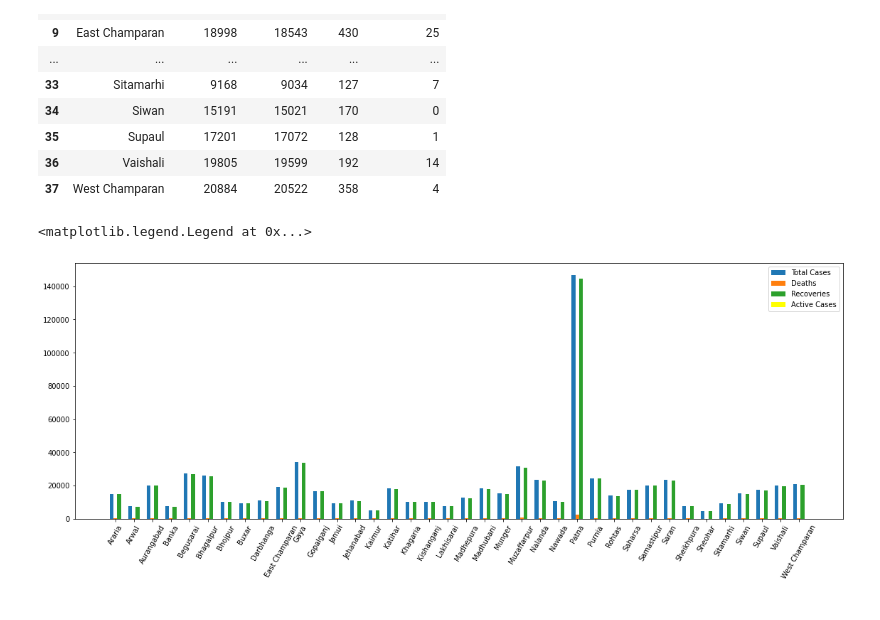
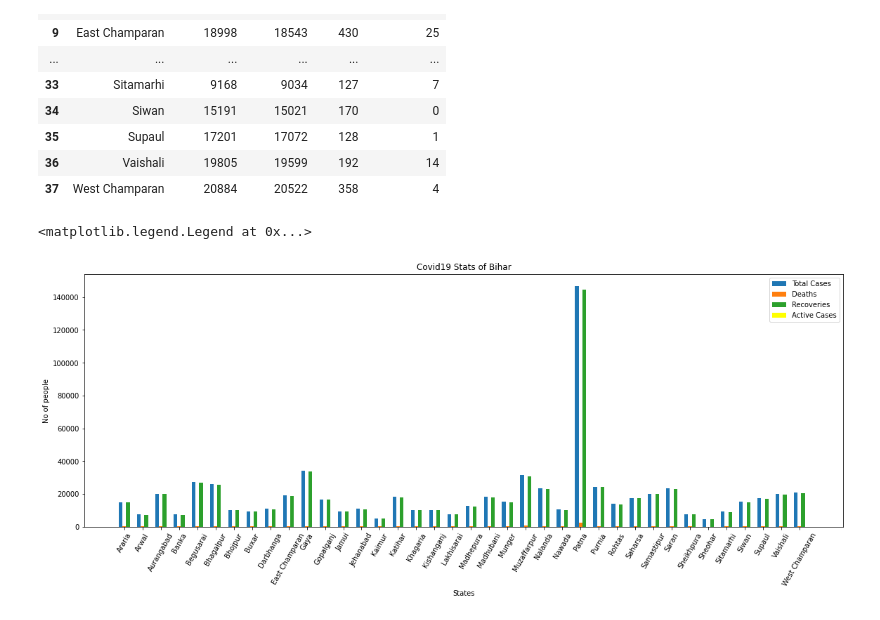
Before and after one commit to SrijanShovit/Bihar-Covid-data-visualizer, a Jupyter notebook: covid19.ipynb, the cells around one changed output. Drawn from its saved outputs; the diff is of its cells as text; code cells hidden in the pictures.

```diff
--- a/covid19.ipynb
+++ b/covid19.ipynb
@@ -216,16 +216,19 @@ R = pd.Series(map(int,web_page['recoveries']))
 # %%
 fig = plt.figure(figsize=(15,5))
 axes = fig.add_axes([0,0,1,1])
+axes.set_xlabel('States')
+axes.set_ylabel('No of people')
+axes.set_title("Covid19 Stats of Bihar")
 x = np.arange(38*4,step=4)
 axes.bar(x,tot,width=0.8,label="Total Cases")
 
 axes.bar(x+0.8,D,width=0.8,label="Deaths")
 axes.bar(x+1.6,R,width=0.8,label="Recoveries")
 axes.bar(x+2.4,AC,width=0.8,label="Active Cases",color="yellow")
 plt.xticks(x+0.8,web_page['districts'],rotation=60)
 axes.legend()
 # %% [output]
 <matplotlib.legend.Legend at 0x...>
-[figure, old version]
+[figure, new version]
 # %%
 web_page.to_csv('Covid19_Bihar_Stats.csv')
```
